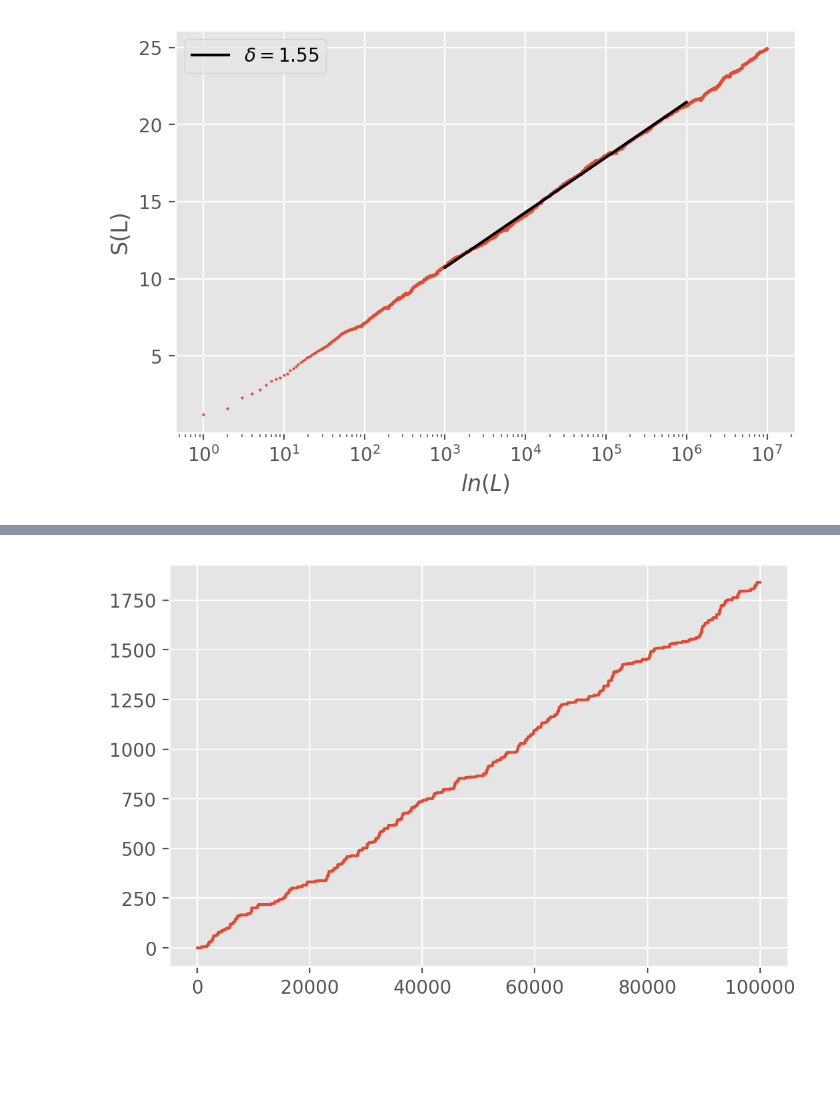
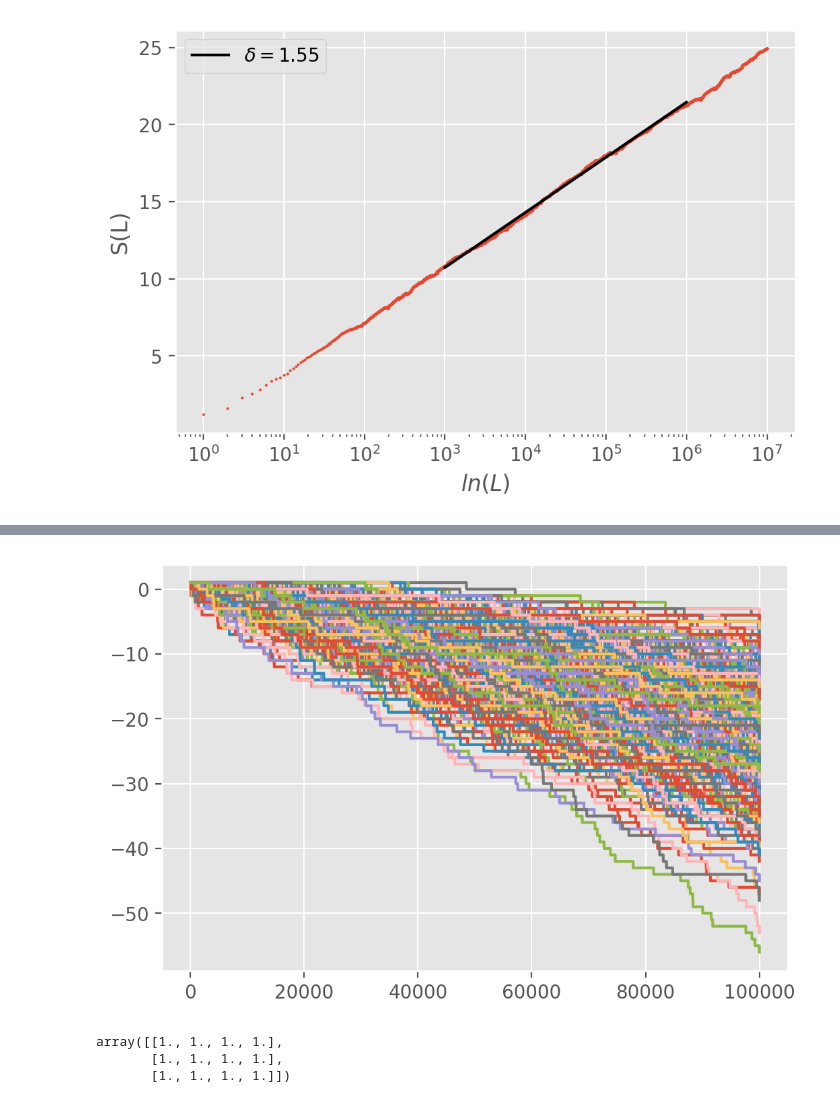
Before and after one commit to JacobBaxley/LogisticWork, a Jupyter notebook: Ensemble_Test.ipynb, the cells around one changed output, grey strips where cells are left out. Cells and saved outputs as stored; diff of their text form; code cells hidden in the pictures; blank space fills up the shorter version.

Commit message:
Stripe number test

```diff
--- a/Ensemble_Test.ipynb
+++ b/Ensemble_Test.ipynb
@@ -256,9 +385,9 @@ def apply_stripes(data, stripes):
 
     return rounded_data.T
 # %%
-def find_events(series):
+def new_find_events(series):
     """
-    Records an event (1) when `series` croses a stripe.
+    Records an event (1) when `series` crosses a stripe.
 
     Parameters
     ----------
@@ -293,7 +422,7 @@ def find_events(series):
 
     return event_array*1 #Convert to integers
 # %%
-def make_trajectory(events):
+def new_make_trajectory(events):
     """
     Constructs diffusion trajectory from events.
 
@@ -378,20 +505,3 @@ def entropy(trajectory, window_lengths, window_type):
         P = bin_counts / np.sum(bin_counts)
         S.append(-np.sum(P * np.log(P)))
     return S, window_lengths
-# %%
-# Now let's look at a random walk
-
-def random_walk(start, L, lamb):
-    fluct = np.concatenate(([start],lamb*np.random.normal(loc=0.0, scale=np.sqrt(1.0), size=(L-1))))
-    return np.cumsum(fluct)
-
-start = 0.0001
-L = 1*10**5
-step_constant = 1
-lamb = 1/step_constant
-
-x = random_walk(start, L, lamb)
-
-plt.plot(x)
-plt.xlabel('t')
-plt.ylabel('x')
@@ -432,10 +508,10 @@ AttributeError: module 'numpy' has no attribute 'flat'
 # %%
-data = x
+data = x#x_trajs
 stripes = 10
 show_plot = True
 
-rounded_data = apply_stripes(data, stripes)
+rounded_data = apply_stripes(data, stripes, False)
 event_array = find_events(rounded_data)
 diffusion_trajectory = make_trajectory(event_array)
-window_lengths = np.arange(1, int(0.25*len(diffusion_trajectory)), 1) #1000 points
-s, L = entropy(diffusion_trajectory, window_lengths, 'moving')
+window_lengths = np.arange(1, int(0.25*max(np.shape(diffusion_trajectory))), 1) #1000 points
+s, L = entropy(diffusion_trajectory, window_lengths) #, 'moving')
@@ -446,5 +522,13 @@ array([], dtype=int64)
 # %%
-_ = plt.plot(diffusion_trajectory.T)
+_ = plt.plot(np.transpose(diffusion_trajectory - np.arange(len(diffusion_trajectory.T))*np.ones(np.shape(diffusion_trajectory))))
 # %% [output]
-[figure, old version]
+[figure, new version]
+# %%
+test = np.array([[1,2,3,4],[1,2,3,4],[1,2,3,4]])
+
+test - np.arange(len(test.T))*np.ones(np.shape(test))
+# %% [output]
+array([[1., 1., 1., 1.],
+       [1., 1., 1., 1.],
+       [1., 1., 1., 1.]])
 # %%
```
Also changed, not shown: parts of 38 cells of this notebook.
